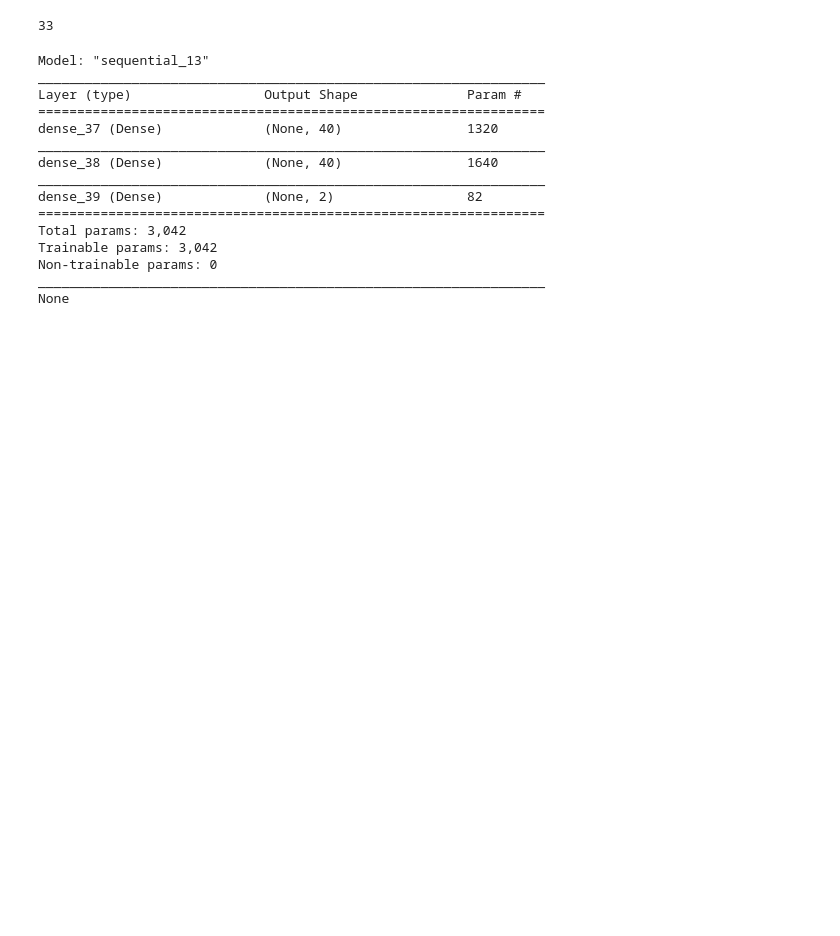
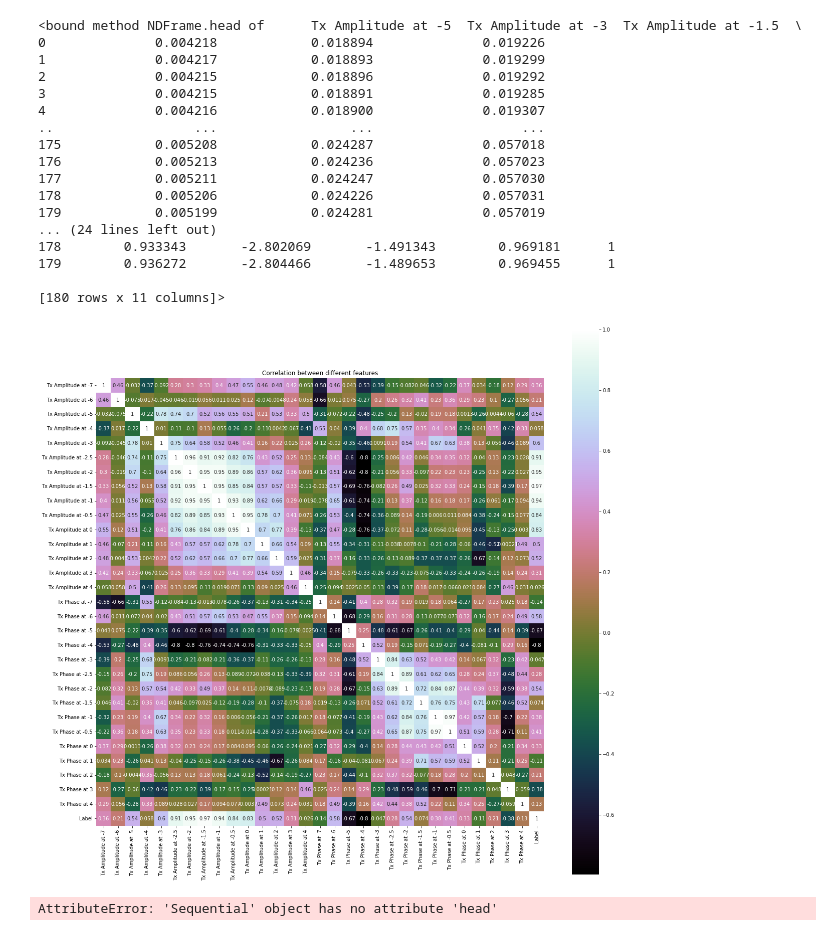
Before and after one commit to bjarreau/ML4MI, a Jupyter notebook: ANN.ipynb, the cells around one changed output. Drawn from its saved outputs; the diff is of its cells as text; code cells hidden in the pictures; blank space fills up the shorter version.

Commit message:
Make Consistency
Change data prep to match SVM for consistent model comparisons

```diff
--- a/ANN.ipynb
+++ b/ANN.ipynb
@@ -10,14 +13,50 @@ from keras.optimizers import Adam
 # %%
-#Label encoding the Hole/No Hole column
-data = pd.read_excel('Data.xlsx')
-data['TARGET'] = LabelEncoder().fit_transform(data['TARGET'])
-print(len(data.columns))
+data = pd.read_csv("./Acoustic_Probing.csv")
+data = data.drop(["ID", "Trial"], axis=1)
+data = data.drop(data.loc[:, data.nunique() == 1], axis=1)
+
+#When the csv reads in, it detects an extra row of NaN
+data = data.dropna()
+
+le = preprocessing.LabelEncoder()
+data["Label"] = le.fit_transform(data["Label"].values)
+
+#correlation matrix using heatmap.
+correlationBetweenCols = data.corr(method="pearson")
+plt.figure(figsize=(20,20))
+sns.heatmap(correlationBetweenCols, vmax=1, square=True, annot=True, cmap='cubehelix')
+plt.title('Correlation between different features')
+
+
+#Dropping the same values from SVM for consistency
+data = data.drop(["Tx Amplitude at -2.5", "Tx Amplitude at -2", "Tx Amplitude at -1", "Tx Amplitude at 0", "Tx Phase at -2.5", "Tx Phase at -1.5", "Tx Phase at -1"], axis=1) # reduce highly correlated fields
+data = data.drop(["Tx Amplitude at -7", "Tx Amplitude at -4", "Tx Amplitude at -6", "Tx Amplitude at 3", "Tx Amplitude at 4", "Tx Phase at -7", "Tx Phase at -3", "Tx Phase at -0.5", "Tx Phase at 0", "Tx Phase at 1", "Tx Phase at 2", "Tx Phase at 3", "Tx Phase at 4"], axis=1)
+
+
+print(data.head)
 # %% [output]
-33
+<bound method NDFrame.head of      Tx Amplitude at -5  Tx Amplitude at -3  Tx Amplitude at -1.5  \
+0              0.004218            0.018894              0.019226
+1              0.004217            0.018893              0.019299
+2              0.004215            0.018896              0.019292
+3              0.004215            0.018891              0.019285
+4              0.004216            0.018900              0.019307
+..                  ...                 ...                   ...
+175            0.005208            0.024287              0.057018
+176            0.005213            0.024236              0.057023
+177            0.005211            0.024247              0.057030
+178            0.005206            0.024226              0.057031
+179            0.005199            0.024281              0.057019
+... (24 lines left out)
+178        0.933343       -2.802069       -1.491343        0.969181      1
+179        0.936272       -2.804466       -1.489653        0.969455      1
+
+[180 rows x 11 columns]>
+[figure, added]
 # %%
 model = Sequential([
-    Dense(40, input_dim=32, activation='sigmoid'),
-    Dense(40, activation='sigmoid'),
+    Dense(20, input_dim=10, activation='sigmoid'),
+    Dense(20, activation='sigmoid'),
     Dense(2, activation='softmax')
 ])
 
@@ -25,23 +64,5 @@ model.compile(Adam(lr=.001), loss='sparse_categorical_lossentropy', metrics=['ac
 
 
 #model.fit()
-
-
-
-print(model.summary())
 # %% [output]
-Model: "sequential_13"
-_________________________________________________________________
-Layer (type)                 Output Shape              Param #
-=================================================================
-dense_37 (Dense)             (None, 40)                1320
-_________________________________________________________________
-dense_38 (Dense)             (None, 40)                1640
-_________________________________________________________________
-dense_39 (Dense)             (None, 2)                 82
-=================================================================
-Total params: 3,042
-Trainable params: 3,042
-Non-trainable params: 0
-_________________________________________________________________
-None
+AttributeError: 'Sequential' object has no attribute 'head'
```
Also changed, not shown: parts of 1 cell of this notebook.
